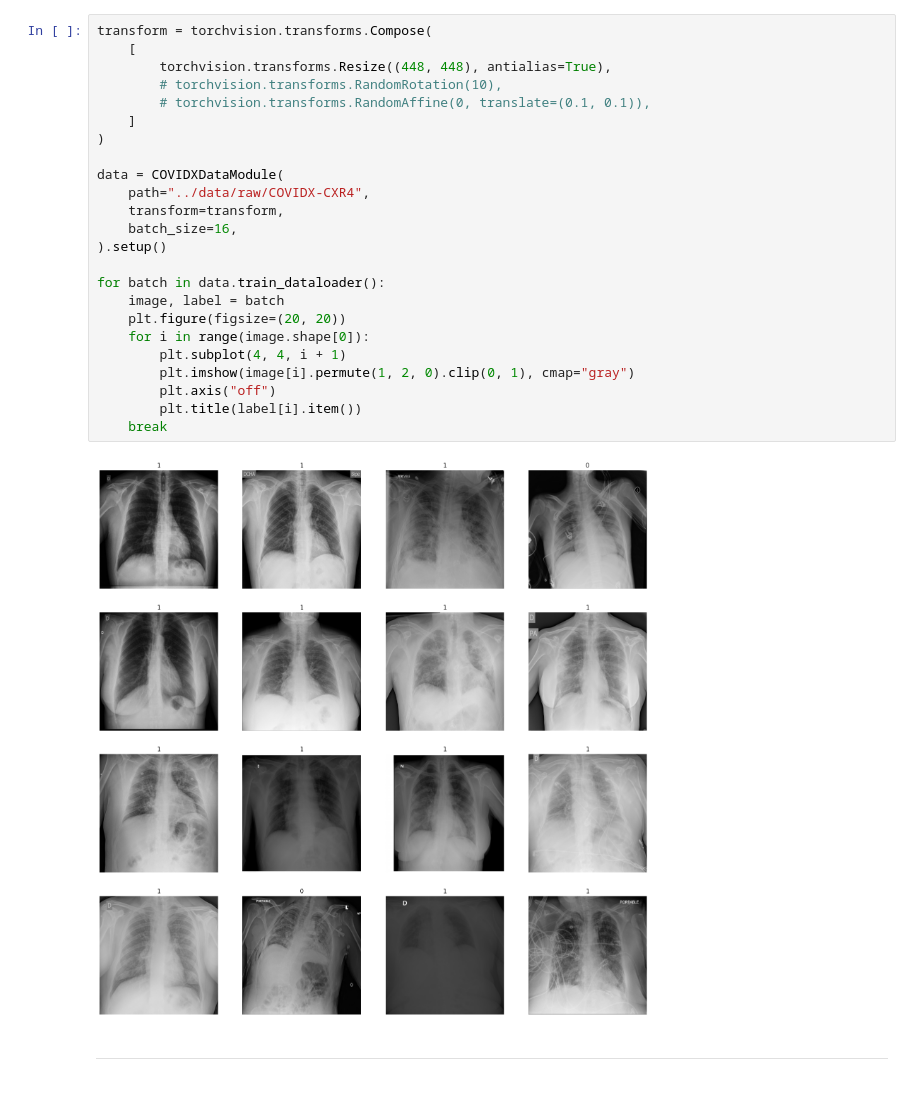
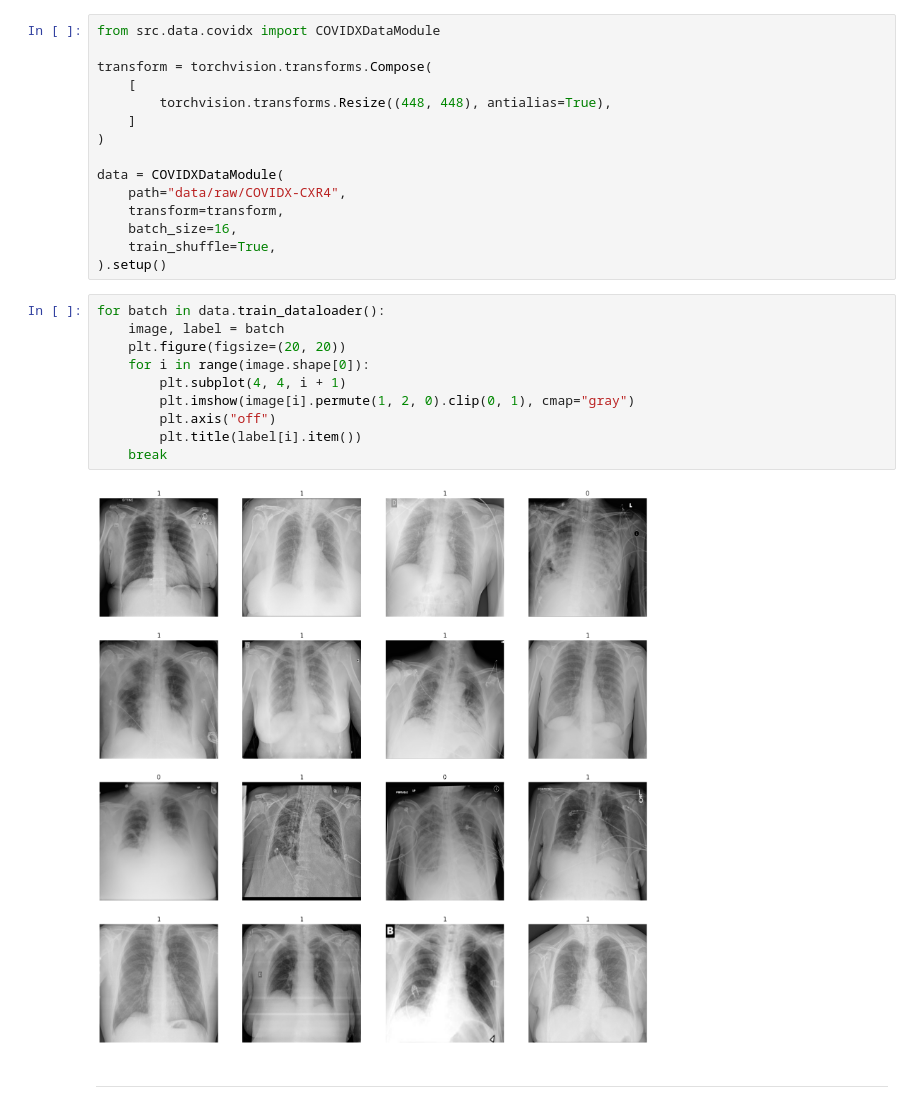
Before and after one commit to AdversarialAttacks/main, a Jupyter notebook: notebooks/01-dataloader.ipynb, the cells around one changed output. Cells and saved outputs as stored; diff of their text form.

```diff
--- a/notebooks/01-dataloader.ipynb
+++ b/notebooks/01-dataloader.ipynb
@@ -75,28 +9,29 @@ class COVIDXDataModule(L.LightningDataModule):
+# %%
+from src.data.covidx import COVIDXDataModule
+
+transform = torchvision.transforms.Compose(
+    [
+        torchvision.transforms.Resize((448, 448), antialias=True),
+    ]
+)
+
+data = COVIDXDataModule(
+    path="data/raw/COVIDX-CXR4",
+    transform=transform,
+    batch_size=16,
+    train_shuffle=True,
+).setup()
 # %%
-transform = torchvision.transforms.Compose(
-    [
-        torchvision.transforms.Resize((448, 448), antialias=True),
-        # torchvision.transforms.RandomRotation(10),
-        # torchvision.transforms.RandomAffine(0, translate=(0.1, 0.1)),
-    ]
-)
-
-data = COVIDXDataModule(
-    path="../data/raw/COVIDX-CXR4",
-    transform=transform,
-    batch_size=16,
-).setup()
-
 for batch in data.train_dataloader():
     image, label = batch
     plt.figure(figsize=(20, 20))
     for i in range(image.shape[0]):
         plt.subplot(4, 4, i + 1)
         plt.imshow(image[i].permute(1, 2, 0).clip(0, 1), cmap="gray")
         plt.axis("off")
         plt.title(label[i].item())
     break
 # %% [output]
-[figure, old version]
+[figure, new version]
 # %% [markdown]
 ---
```
Also changed, not shown: parts of 6 cells of this notebook, 3 other files.
